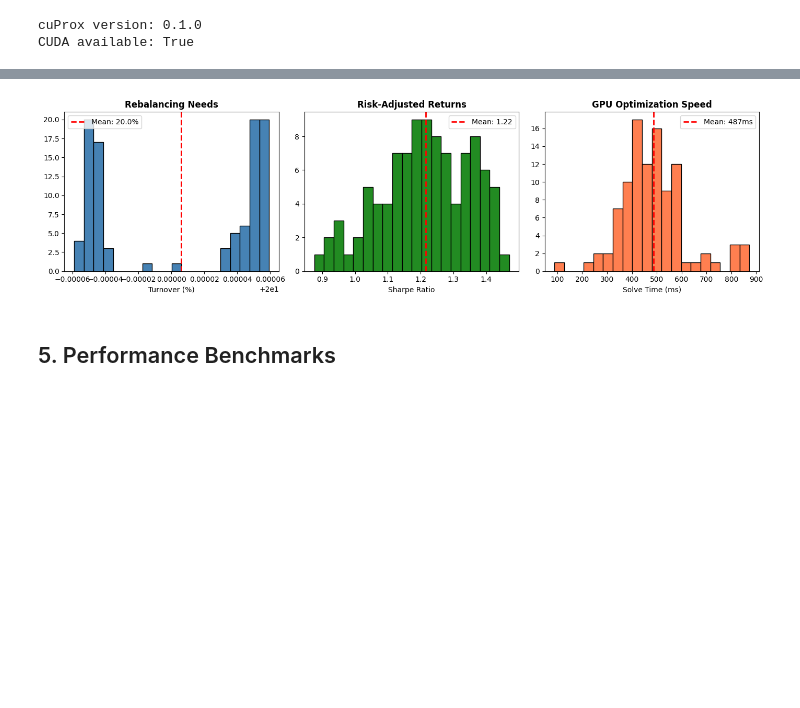
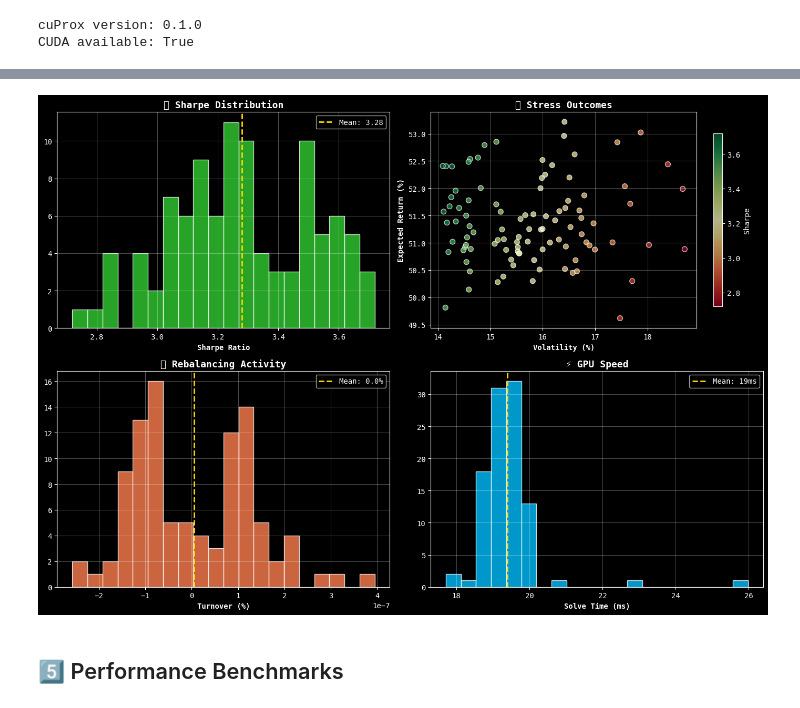
Before and after one commit to Aminsed/cuprox, a Jupyter notebook: examples/05_multiperiod_portfolio_optimization.ipynb, the cells around one changed output, grey strips where cells are left out. Saved outputs shown, nothing was run; the diff lists cells and outputs as text; code cells hidden in the pictures; blank space fills up the shorter version.

```diff
--- a/examples/05_multiperiod_portfolio_optimization.ipynb
+++ b/examples/05_multiperiod_portfolio_optimization.ipynb
@@ -284,32 +311,44 @@ Optimal: 98/100 (98%)
-# %%
-# Visualize stress test
-fig, axes = plt.subplots(1, 3, figsize=(14, 4))
-
-axes[0].hist(stress['turnover']*100, bins=20, color='steelblue', edgecolor='k')
-axes[0].axvline(np.mean(stress['turnover'])*100, color='r', ls='--', lw=2,
-                label=f"Mean: {np.mean(stress['turnover'])*100:.1f}%")
-axes[0].set_xlabel('Turnover (%)')
-axes[0].set_title('Rebalancing Needs', fontweight='bold')
-axes[0].legend()
-
-axes[1].hist(stress['sharpe'], bins=20, color='forestgreen', edgecolor='k')
-axes[1].axvline(np.mean(stress['sharpe']), color='r', ls='--', lw=2,
-                label=f"Mean: {np.mean(stress['sharpe']):.2f}")
-axes[1].set_xlabel('Sharpe Ratio')
-axes[1].set_title('Risk-Adjusted Returns', fontweight='bold')
-axes[1].legend()
-
-axes[2].hist(stress['time']*1000, bins=20, color='coral', edgecolor='k')
-axes[2].axvline(np.mean(stress['time'])*1000, color='r', ls='--', lw=2,
-                label=f"Mean: {np.mean(stress['time'])*1000:.0f}ms")
-axes[2].set_xlabel('Solve Time (ms)')
-axes[2].set_title('GPU Optimization Speed', fontweight='bold')
-axes[2].legend()
-
-plt.tight_layout()
-plt.show()
-# %% [output]
-[figure, removed]
+# %%
+fig, axes = plt.subplots(2, 2, figsize=(14, 10))
+
+ax = axes[0, 0]
+ax.hist(stress['sharpe'], bins=20, color='limegreen', edgecolor='white', alpha=0.8)
+ax.axvline(np.mean(stress['sharpe']), color='gold', linestyle='--', linewidth=2,
+           label=f"Mean: {np.mean(stress['sharpe']):.2f}")
+ax.set_xlabel('Sharpe Ratio', fontweight='bold')
+ax.set_title('📊 Sharpe Distribution', fontsize=13, fontweight='bold')
+ax.legend(); ax.grid(True, alpha=0.3)
+
+ax = axes[0, 1]
+sc = ax.scatter(stress['volatility']*100, stress['return']*100,
+                c=stress['sharpe'], cmap='RdYlGn', s=50, alpha=0.7, edgecolors='white')
+ax.set_xlabel('Volatility (%)', fontweight='bold')
+ax.set_ylabel('Expected Return (%)', fontweight='bold')
+ax.set_title('🎯 Stress Outcomes', fontsize=13, fontweight='bold')
+plt.colorbar(sc, ax=ax, label='Sharpe', shrink=0.8)
+ax.grid(True, alpha=0.3)
+
+ax = axes[1, 0]
+ax.hist(stress['turnover']*100, bins=20, color='coral', edgecolor='white', alpha=0.8)
+ax.axvline(np.mean(stress['turnover'])*100, color='gold', linestyle='--', linewidth=2,
+           label=f"Mean: {np.mean(stress['turnover'])*100:.1f}%")
+ax.set_xlabel('Turnover (%)', fontweight='bold')
+ax.set_title('🔄 Rebalancing Activity', fontsize=13, fontweight='bold')
+ax.legend(); ax.grid(True, alpha=0.3)
+
+ax = axes[1, 1]
+ax.hist(stress['time']*1000, bins=20, color='deepskyblue', edgecolor='white', alpha=0.8)
+ax.axvline(np.mean(stress['time'])*1000, color='gold', linestyle='--', linewidth=2,
+           label=f"Mean: {np.mean(stress['time'])*1000:.0f}ms")
+ax.set_xlabel('Solve Time (ms)', fontweight='bold')
+ax.set_title('⚡ GPU Speed', fontsize=13, fontweight='bold')
+ax.legend(); ax.grid(True, alpha=0.3)
+
+plt.tight_layout()
+plt.savefig('portfolio_stress_test.png', dpi=150, bbox_inches='tight', facecolor='#1a1a2e')
+plt.show()
+# %% [output]
+[figure, added]
 # %% [markdown]
-## 5. Performance Benchmarks
+## 5️⃣ Performance Benchmarks
 # %%
```
Also changed, not shown: parts of 18 cells of this notebook, 3 other files.
